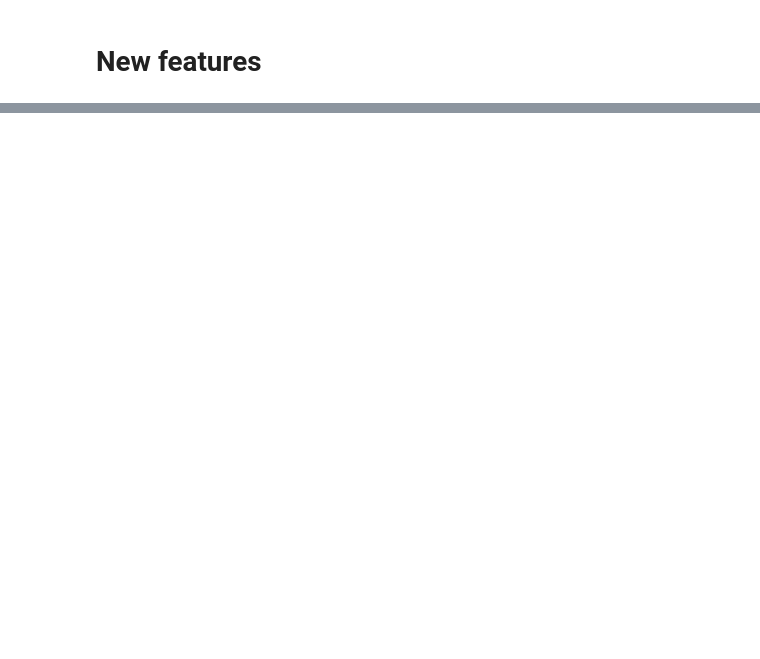
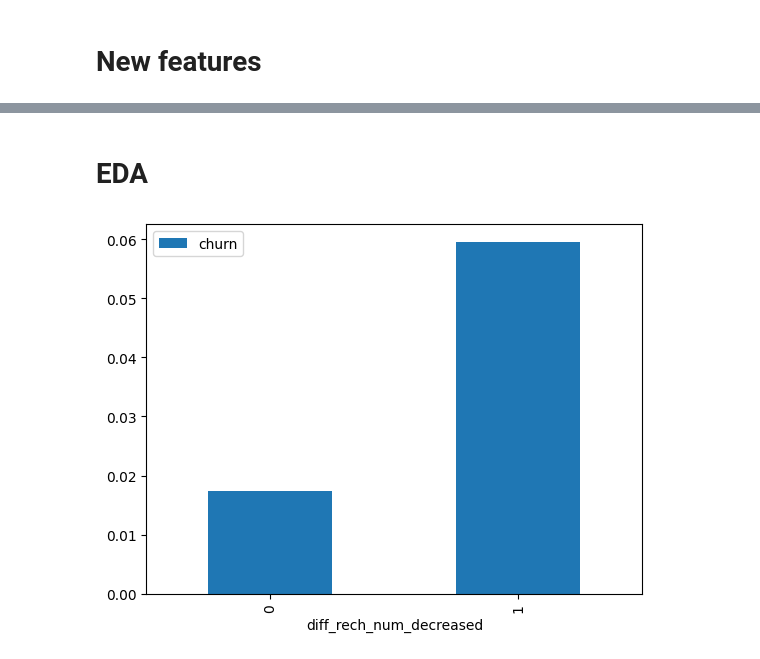
Before and after one commit to UtkuBaranKapisiz/Customer-Churn, a Jupyter notebook: telecom_churn.ipynb, the cells around one changed output, grey strips where cells are left out. Cells and saved outputs as stored; diff of their text form; code cells hidden in the pictures; blank space fills up the shorter version.

```diff
--- a/telecom_churn.ipynb
+++ b/telecom_churn.ipynb
@@ -282,0 +298,9 @@ df_filtered.iloc[:5, -20:]
+# %% [markdown]
+# EDA
+# %%
+data = df_filtered
+
+data.pivot_table(values='churn', index= 'diff_rech_num_decreased', aggfunc='mean').plot.bar()
+plt.show()
+# %% [output]
+[figure, added]
```
Also changed, not shown: parts of 7 cells of this notebook.
